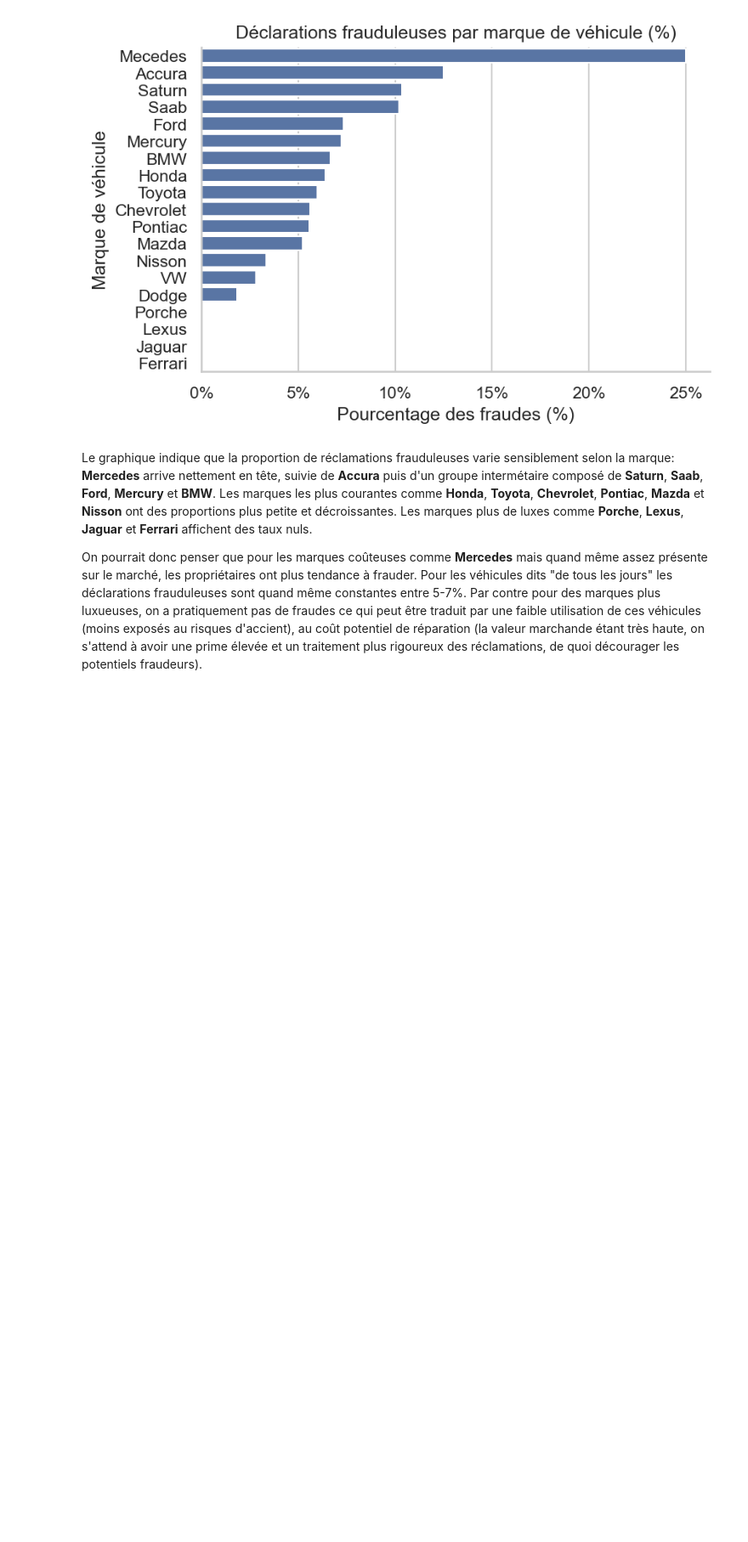
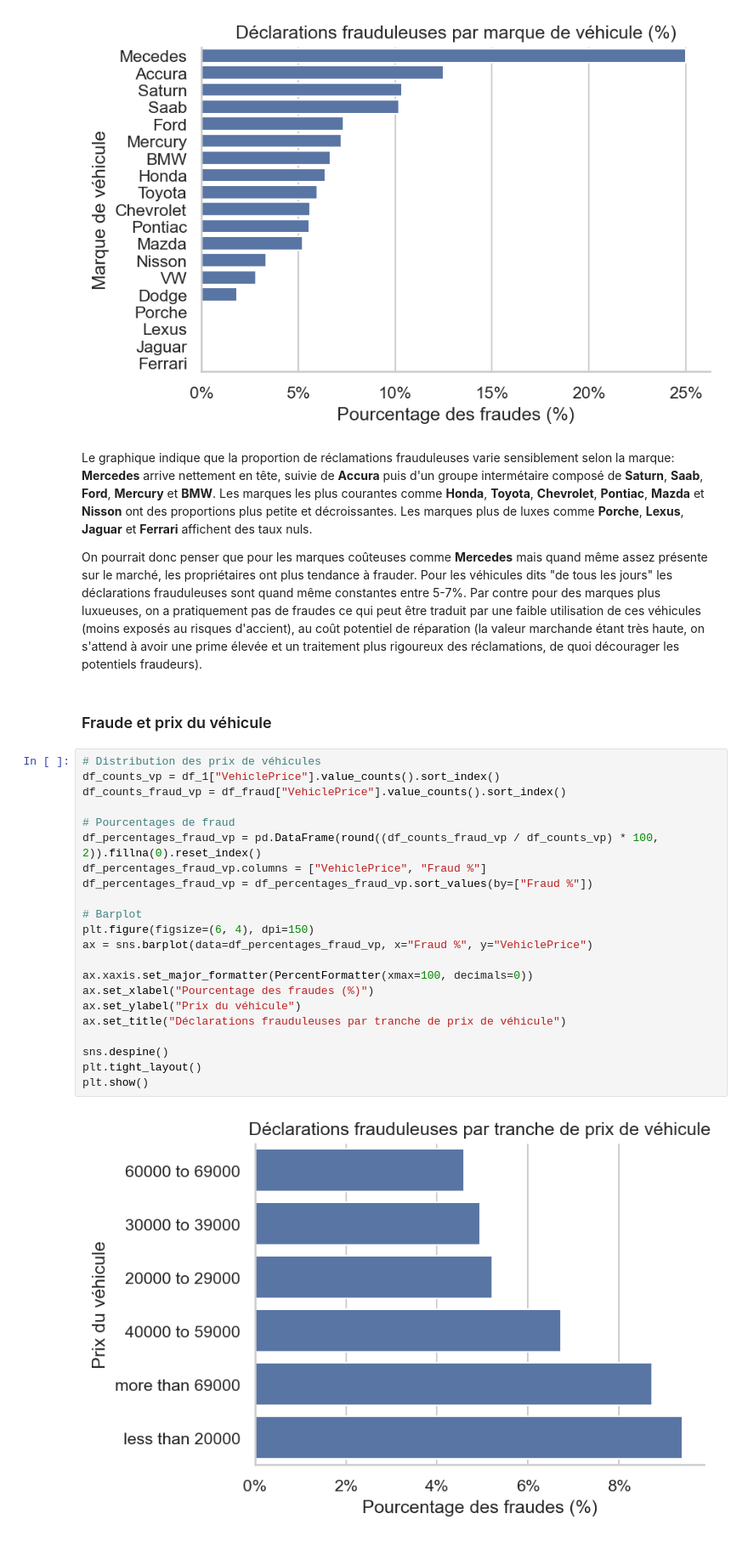
Before and after one commit to wendlassidakab/vehicle_insurance_fraud_detection, a Jupyter notebook: fraud_detection.ipynb, the cells around one changed output. Shown at 85% size. Cells and saved outputs as stored; diff of their text form; blank space fills up the shorter version.

```diff
--- a/fraud_detection.ipynb
+++ b/fraud_detection.ipynb
@@ -335,3 +335,29 @@ plt.show()
 Le graphique indique que la proportion de réclamations frauduleuses varie sensiblement selon la marque: **Mercedes** arrive nettement en tête, suivie de **Accura** puis d'un groupe intermétaire composé de **Saturn**, **Saab**, **Ford**, **Mercury** et **BMW**. Les marques les plus courantes comme **Honda**, **Toyota**, **Chevrolet**, **Pontiac**, **Mazda** et **Nisson** ont des proportions plus petite et décroissantes. Les marques plus de luxes comme **Porche**, **Lexus**, **Jaguar** et **Ferrari** affichent des taux nuls.
 
 On pourrait donc penser que pour les marques coûteuses comme **Mercedes** mais quand même assez présente sur le marché, les propriétaires ont plus tendance à frauder. Pour les véhicules dits "de tous les jours" les déclarations frauduleuses sont quand même constantes entre 5-7%. Par contre pour des marques plus luxueuses, on a pratiquement pas de fraudes ce qui peut être traduit par une faible utilisation de ces véhicules (moins exposés au risques d'accient), au coût potentiel de réparation (la valeur marchande étant très haute, on s'attend à avoir une prime élevée et un traitement plus rigoureux des réclamations, de quoi décourager les potentiels fraudeurs).
+# %% [markdown]
+###  Fraude et prix du véhicule
+# %%
+# Distribution des prix de véhicules
+df_counts_vp = df_1["VehiclePrice"].value_counts().sort_index()
+df_counts_fraud_vp = df_fraud["VehiclePrice"].value_counts().sort_index()
+
+# Pourcentages de fraud
+df_percentages_fraud_vp = pd.DataFrame(round((df_counts_fraud_vp / df_counts_vp) * 100, 2)).fillna(0).reset_index()
+df_percentages_fraud_vp.columns = ["VehiclePrice", "Fraud %"]
+df_percentages_fraud_vp = df_percentages_fraud_vp.sort_values(by=["Fraud %"])
+
+# Barplot
+plt.figure(figsize=(6, 4), dpi=150)
+ax = sns.barplot(data=df_percentages_fraud_vp, x="Fraud %", y="VehiclePrice")
+
+ax.xaxis.set_major_formatter(PercentFormatter(xmax=100, decimals=0))
+ax.set_xlabel("Pourcentage des fraudes (%)")
+ax.set_ylabel("Prix du véhicule")
+ax.set_title("Déclarations frauduleuses par tranche de prix de véhicule")
+
+sns.despine()
+plt.tight_layout()
+plt.show()
+# %% [output]
+[figure, added]
```
Also changed, not shown: parts of 32 cells of this notebook.
